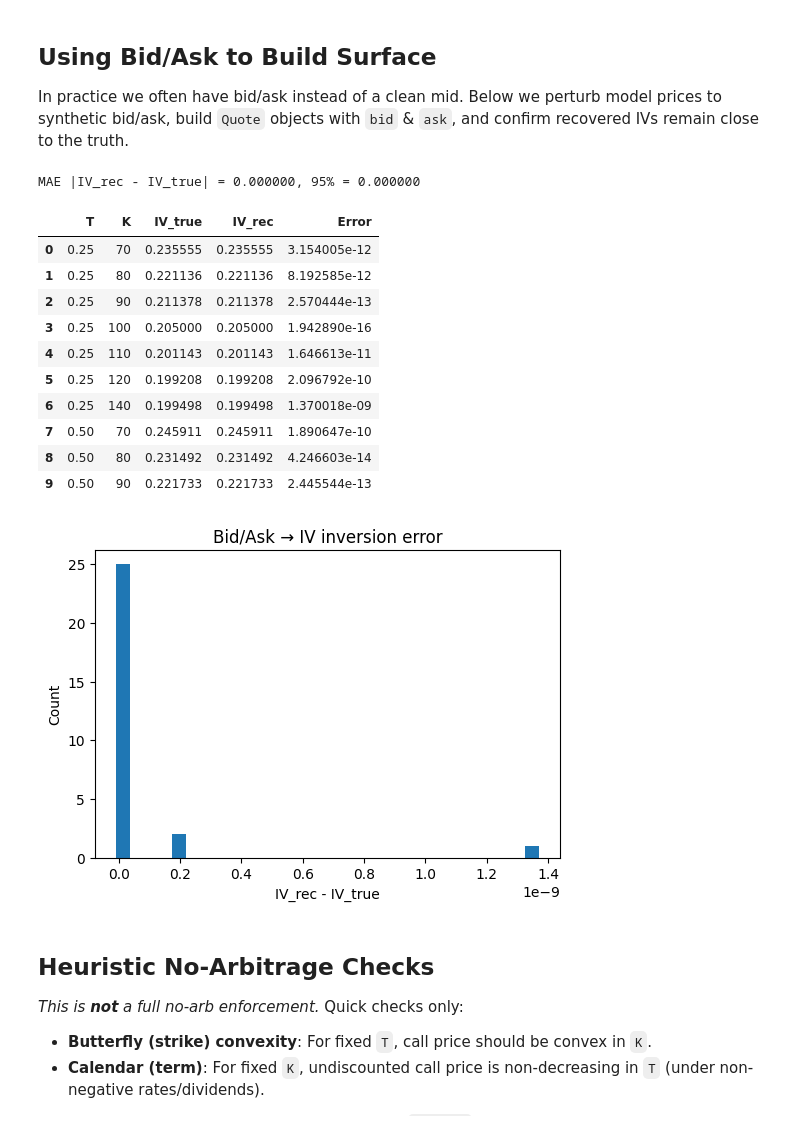
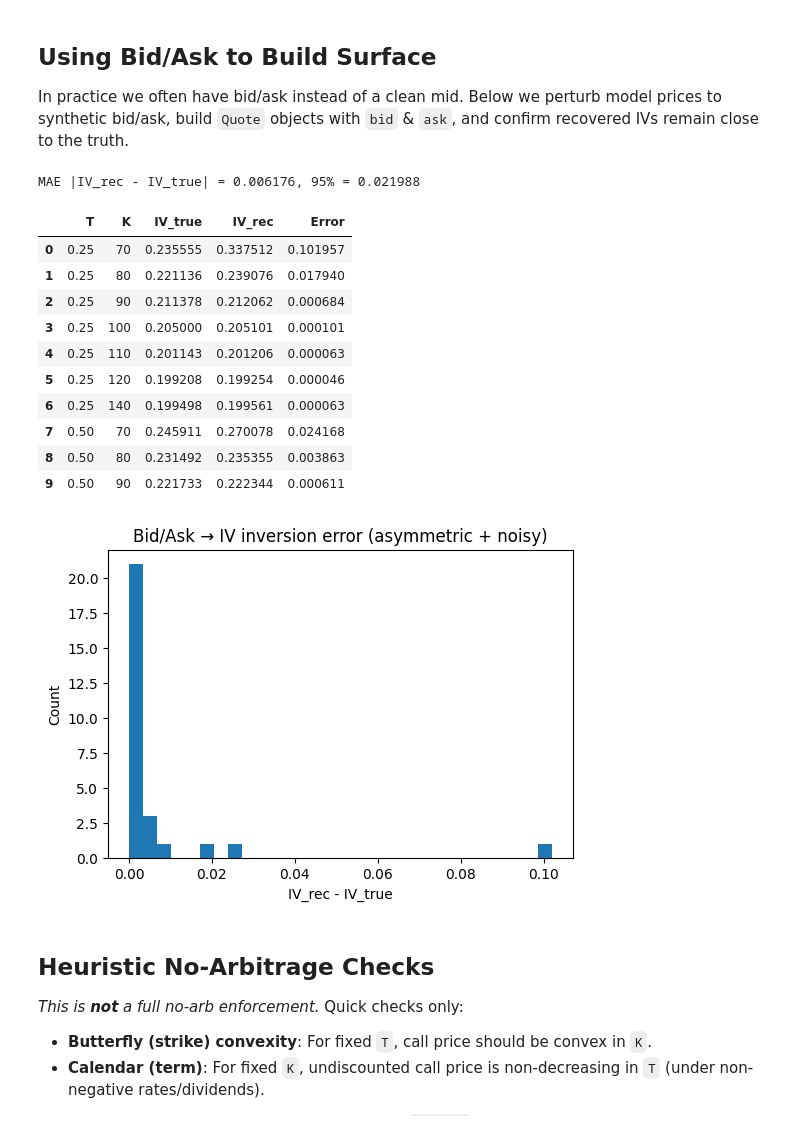
Before and after one commit to ZBaiY/option-mini-lab, a Jupyter notebook: notebooks/demo_iv_surface.ipynb, the cells around one changed output. Drawn from its saved outputs; the diff is of its cells as text; code cells hidden in the pictures.

```diff
--- a/notebooks/demo_iv_surface.ipynb
+++ b/notebooks/demo_iv_surface.ipynb
@@ -453,59 +448,79 @@ IV_true = np.array([iv_true(K, T) for K, T in zip(KK, TT)])
 mid_prices = np.array([bs_price(S, K, r, q, T, sig, True)
                        for (K, T, sig) in zip(KK, TT, IV_true)])
 
-# --- build synthetic bid/ask around mid ---
-# Spread in bps, gently increasing with moneyness to mimic wider wings.
-bps = 50 + 50 * np.abs(np.log(KK / S)) / 0.5     # ~50–150 bps
-spreads = bps * 1e-4
-bids = np.maximum(0.0, mid_prices * (1.0 - spreads))
-asks = mid_prices * (1.0 + spreads)
+# --- build synthetic bid/ask around mid (asymmetric + noisy + moneyness-aware) ---
+rng = np.random.default_rng(0)
+
+# Base spread (bps) widens with |log-moneyness|; cap to avoid absurd wings
+base_bps = 40.0
+wing_amp = 160.0
+bps = base_bps + wing_amp * np.minimum(np.abs(np.log(KK / S)) / 0.5, 2.0)  # ~40–360 bps
+spreads = bps * 1e-4  # to fractions
+
+# Microstructure noise ~ price level, heteroskedastic
+noise_sigma = (0.0005 + 0.001 * rng.random(len(mid_prices))) * np.maximum(mid_prices, 1e-8)
+
+# Asymmetry: asks are widened by (1 + asym), bids by (1)
+asym = 0.35
+raw_bid = mid_prices * (1.0 - spreads) + rng.normal(0.0, noise_sigma)
+raw_ask = mid_prices * (1.0 + spreads * (1.0 + asym)) + rng.normal(0.0, noise_sigma)
+
+# Occasional illiquidity shocks in the wings (5% of quotes)
+shock_mask = rng.random(len(mid_prices)) < 0.05
+shock = (1.0 + 0.5 * rng.random(len(mid_prices)))  # up to +50% wider on ask
+raw_ask = np.where(shock_mask, mid_prices * (1.0 + spreads * (1.0 + asym) * shock), raw_ask)
+
+# Enforce non-negativity and non-crossed quotes
+bids = np.maximum(0.0, raw_bid)
+asks = np.maximum(bids + 1e-12, raw_ask)
 
 # Quotes with bid/ask (no direct `price`)
 quotes_ba = [
     Quote(S=S, K=float(K), T=float(T), r=r, q=q, is_call=True, bid=float(b), ask=float(a))
     for K, T, b, a in zip(KK, TT, bids, asks)
 ]
 
 # Build surface from bid/ask -> (module computes mid internally)
 surf_ba = IVSurface.from_quotes(quotes_ba)
 
 # --- accuracy: recovered IV vs ground truth at grid nodes ---
 IV_rec_nodes = surf_ba.iv.ravel()
 err = IV_rec_nodes - IV_true
 mae = float(np.mean(np.abs(err)))
 p95 = float(np.quantile(np.abs(err), 0.95))
 print(f"MAE |IV_rec - IV_true| = {mae:.6f}, 95% = {p95:.6f}")
 
 # Small table preview
 df_chk = pd.DataFrame({
     "T": TT, "K": KK,
     "IV_true": IV_true,
     "IV_rec": IV_rec_nodes,
     "Error": err
 }).sort_values(["T","K"])
 display(df_chk.head(10))
-
-# Error histogram
-plt.figure(figsize=(6,4))
-plt.hist(err, bins=30)
-plt.xlabel("IV_rec - IV_true")
-plt.ylabel("Count")
-plt.title("Bid/Ask → IV inversion error")
-plt.show()
 # %% [output]
-MAE |IV_rec - IV_true| = 0.000000, 95% = 0.000000
+MAE |IV_rec - IV_true| = 0.006176, 95% = 0.021988
 |  | T | K | IV_true | IV_rec | Error |
-| 0 | 0.25 | 70 | 0.235555 | 0.235555 | 3.154005e-12 |
-| 1 | 0.25 | 80 | 0.221136 | 0.221136 | 8.192585e-12 |
-| 2 | 0.25 | 90 | 0.211378 | 0.211378 | 2.570444e-13 |
-| 3 | 0.25 | 100 | 0.205000 | 0.205000 | 1.942890e-16 |
-| 4 | 0.25 | 110 | 0.201143 | 0.201143 | 1.646613e-11 |
-| 5 | 0.25 | 120 | 0.199208 | 0.199208 | 2.096792e-10 |
-| 6 | 0.25 | 140 | 0.199498 | 0.199498 | 1.370018e-09 |
-| 7 | 0.50 | 70 | 0.245911 | 0.245911 | 1.890647e-10 |
-| 8 | 0.50 | 80 | 0.231492 | 0.231492 | 4.246603e-14 |
-| 9 | 0.50 | 90 | 0.221733 | 0.221733 | 2.445544e-13 |
+| 0 | 0.25 | 70 | 0.235555 | 0.337512 | 0.101957 |
+| 1 | 0.25 | 80 | 0.221136 | 0.239076 | 0.017940 |
+| 2 | 0.25 | 90 | 0.211378 | 0.212062 | 0.000684 |
+| 3 | 0.25 | 100 | 0.205000 | 0.205101 | 0.000101 |
+| 4 | 0.25 | 110 | 0.201143 | 0.201206 | 0.000063 |
+| 5 | 0.25 | 120 | 0.199208 | 0.199254 | 0.000046 |
+| 6 | 0.25 | 140 | 0.199498 | 0.199561 | 0.000063 |
+| 7 | 0.50 | 70 | 0.245911 | 0.270078 | 0.024168 |
+| 8 | 0.50 | 80 | 0.231492 | 0.235355 | 0.003863 |
+| 9 | 0.50 | 90 | 0.221733 | 0.222344 | 0.000611 |
-[figure, removed]
+# %%
+# Error histogram
+plt.figure(figsize=(6,4))
+plt.hist(err, bins=30)
+plt.xlabel("IV_rec - IV_true")
+plt.ylabel("Count")
+plt.title("Bid/Ask → IV inversion error (asymmetric + noisy)")
+plt.show()
+# %% [output]
+[figure, added]
 # %% [markdown]
 ## Heuristic No-Arbitrage Checks
 
```
Also changed, not shown: parts of 5 cells of this notebook, 1 other file.
